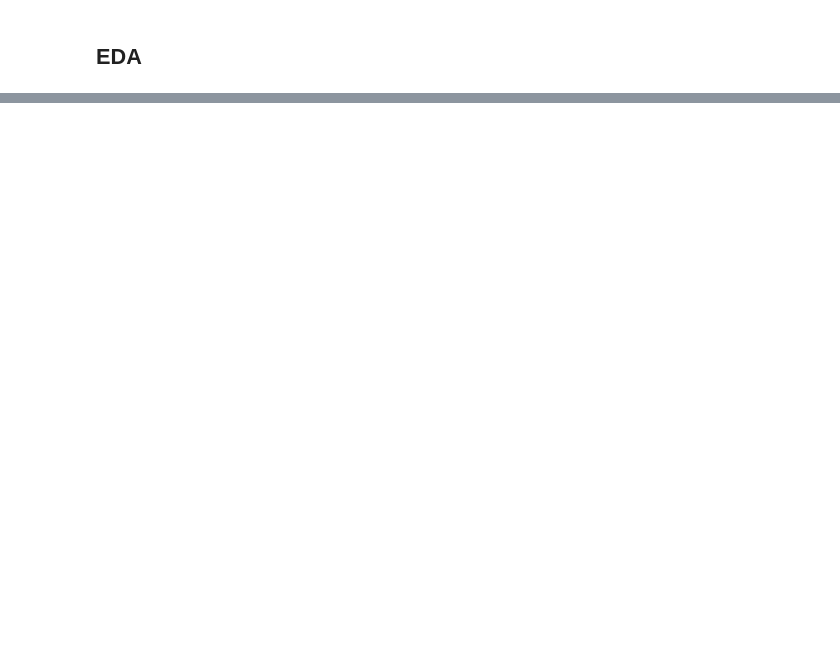
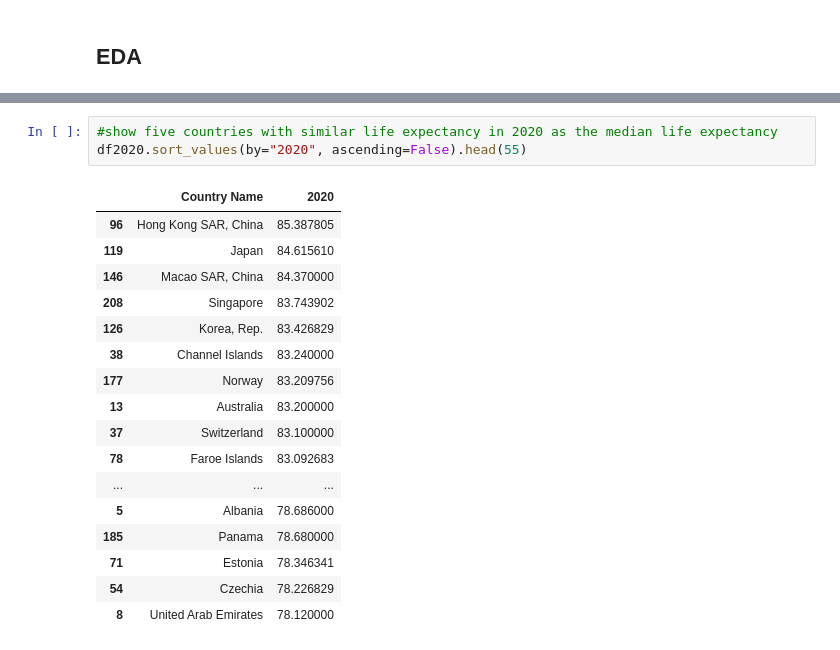
Before and after one commit to nogibjj/data-science-projects, a Jupyter notebook: projects/life-expectency.ipynb, the cells around one changed output, grey strips where cells are left out. Cells and saved outputs as stored; diff of their text form; blank space fills up the shorter version.

```diff
--- a/projects/life-expectency.ipynb
+++ b/projects/life-expectency.ipynb
@@ -50,0 +133,21 @@ sns.FacetGrid(df, col="CountryName")
+# %%
+#show five countries with similar life expectancy in 2020 as the median life expectancy
+df2020.sort_values(by="2020", ascending=False).head(55)
+# %% [output]
+|  | Country Name | 2020 |
+| 96 | Hong Kong SAR, China | 85.387805 |
+| 119 | Japan | 84.615610 |
+| 146 | Macao SAR, China | 84.370000 |
+| 208 | Singapore | 83.743902 |
+| 126 | Korea, Rep. | 83.426829 |
+| 38 | Channel Islands | 83.240000 |
+| 177 | Norway | 83.209756 |
+| 13 | Australia | 83.200000 |
+| 37 | Switzerland | 83.100000 |
+| 78 | Faroe Islands | 83.092683 |
+| ... | ... | ... |
+| 5 | Albania | 78.686000 |
+| 185 | Panama | 78.680000 |
+| 71 | Estonia | 78.346341 |
+| 54 | Czechia | 78.226829 |
+| 8 | United Arab Emirates | 78.120000 |
```
Also changed, not shown: parts of 9 cells of this notebook.
